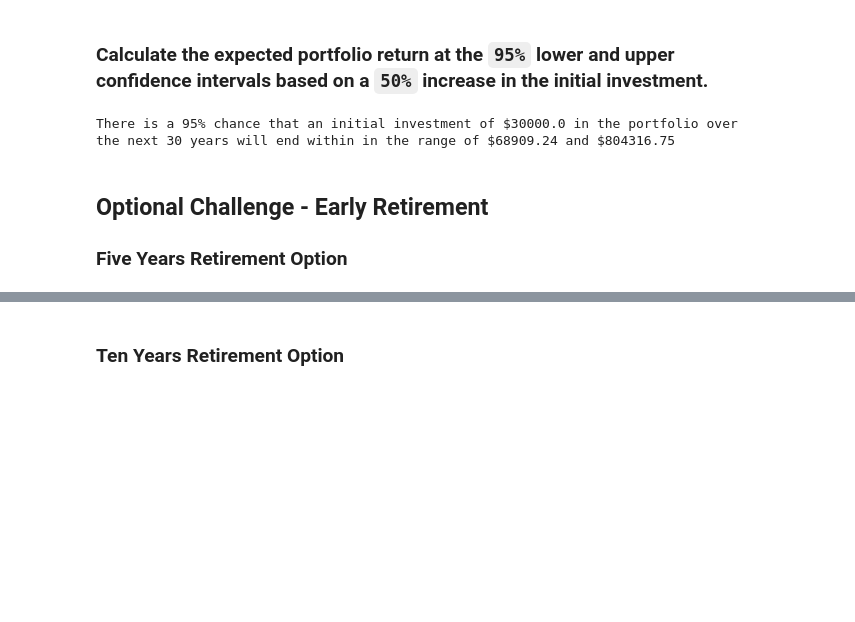
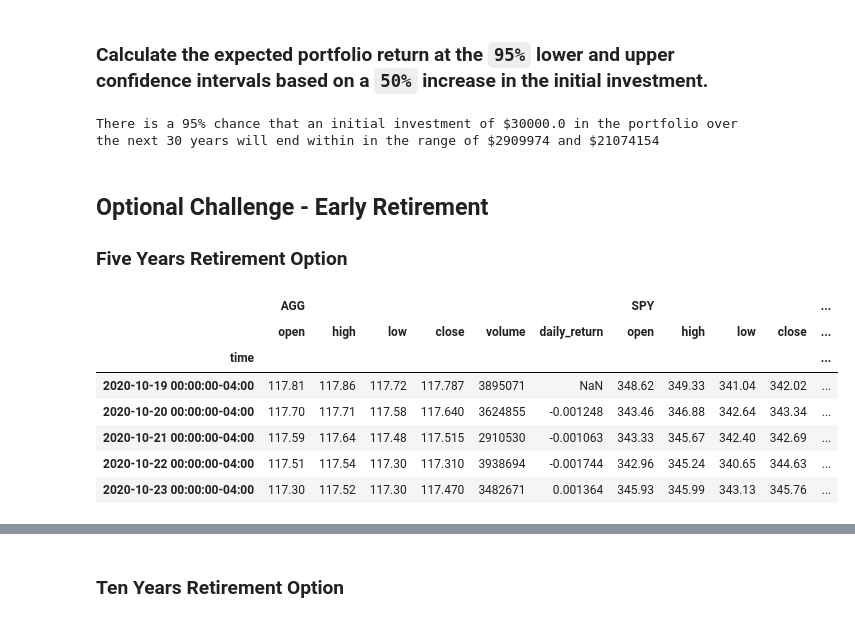
Before and after one commit to hammer888-tech/Homework-5, a Jupyter notebook: financial-planner.ipynb, the cells around one changed output, grey strips where cells are left out. Cells and saved outputs as stored; diff of their text form; code cells hidden in the pictures; blank space fills up the shorter version.

```diff
--- a/financial-planner.ipynb
+++ b/financial-planner.ipynb
@@ -310,15 +312,15 @@ There is a 95% chance that an initial investment of $20000 in the portfolio over
 initial_investment = 20000 * 1.5
 
 # Use the lower and upper `95%` confidence intervals to calculate the range of the possible outcomes of our $30,000
-even_ci_lower = round(even_tbl[8]*initial_investment,2)
-even_ci_upper = round(even_tbl[9]*initial_investment,2)
+even_ci_lower = round(split_tbl[8]*initial_investment)
+even_ci_upper = round(split_tbl[9]*initial_investment)
 
 # Print results
 print(f"There is a 95% chance that an initial investment of ${initial_investment} in the portfolio"
       f" over the next 30 years will end within in the range of"
-      f" ${ci_lower} and ${ci_upper}")
+      f" ${even_ci_lower} and ${even_ci_upper}")
 # %% [output]
-There is a 95% chance that an initial investment of $30000.0 in the portfolio over the next 30 years will end within in the range of $68909.24 and $804316.75
+There is a 95% chance that an initial investment of $30000.0 in the portfolio over the next 30 years will end within in the range of $2909974 and $21074154
 # %% [markdown]
 ## Optional Challenge - Early Retirement
 
@@ -327,3 +337,12 @@ There is a 95% chance that an initial investment of $30000.0 in the portfolio ov
 # %%
-# Configuring a Monte Carlo simulation to forecast 5 years cumulative returns
-# YOUR CODE HERE!
+# Running a Monte Carlo simulation to forecast 5 years cumulative returns
+MC_split_dist.portfolio_data.head()
+# %% [output]
+|  | AGG |  |  |  |  |  | SPY |  |  |  | ... |
+|  | open | high | low | close | volume | daily_return | open | high | low | close | ... |
+| time |  |  |  |  |  |  |  |  |  |  | ... |
+| 2020-10-19 00:00:00-04:00 | 117.81 | 117.86 | 117.72 | 117.787 | 3895071 | NaN | 348.62 | 349.33 | 341.04 | 342.02 | ... |
+| 2020-10-20 00:00:00-04:00 | 117.70 | 117.71 | 117.58 | 117.640 | 3624855 | -0.001248 | 343.46 | 346.88 | 342.64 | 343.34 | ... |
+| 2020-10-21 00:00:00-04:00 | 117.59 | 117.64 | 117.48 | 117.515 | 2910530 | -0.001063 | 343.33 | 345.67 | 342.40 | 342.69 | ... |
+| 2020-10-22 00:00:00-04:00 | 117.51 | 117.54 | 117.30 | 117.310 | 3938694 | -0.001744 | 342.96 | 345.24 | 340.65 | 344.63 | ... |
+| 2020-10-23 00:00:00-04:00 | 117.30 | 117.52 | 117.30 | 117.470 | 3482671 | 0.001364 | 345.93 | 345.99 | 343.13 | 345.76 | ... |
```
Also changed, not shown: parts of 24 cells of this notebook.
